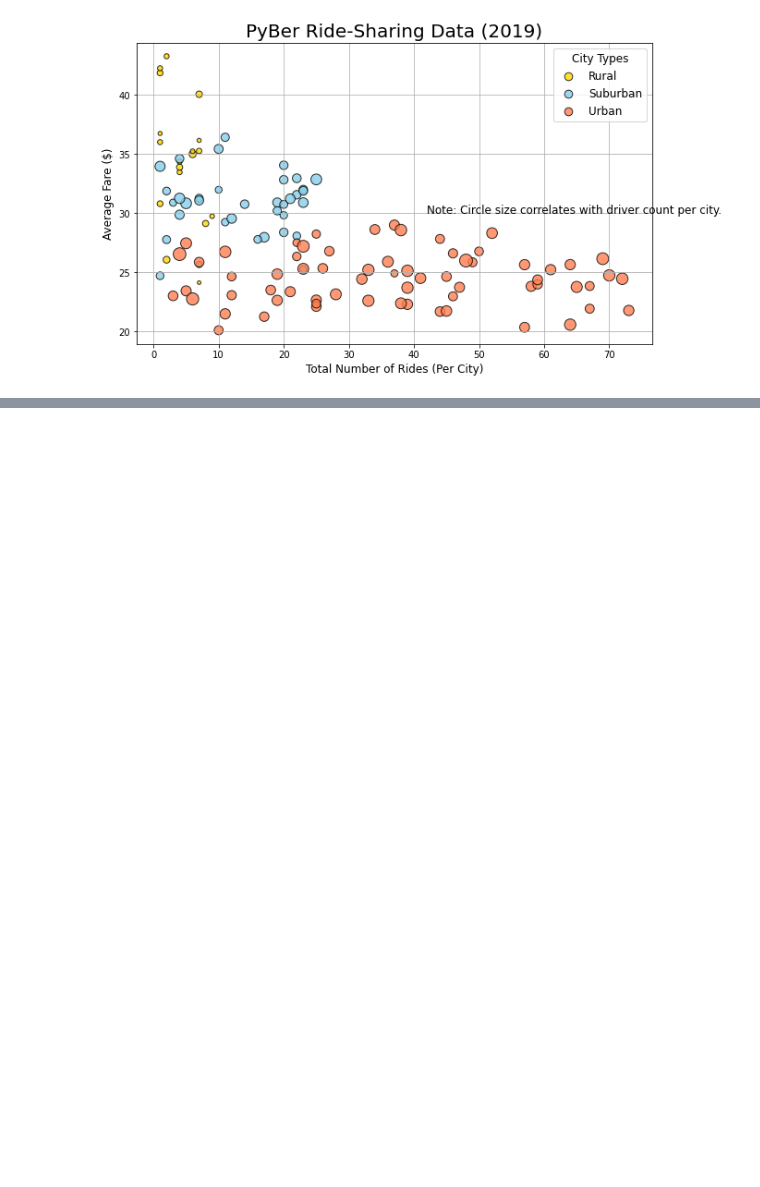
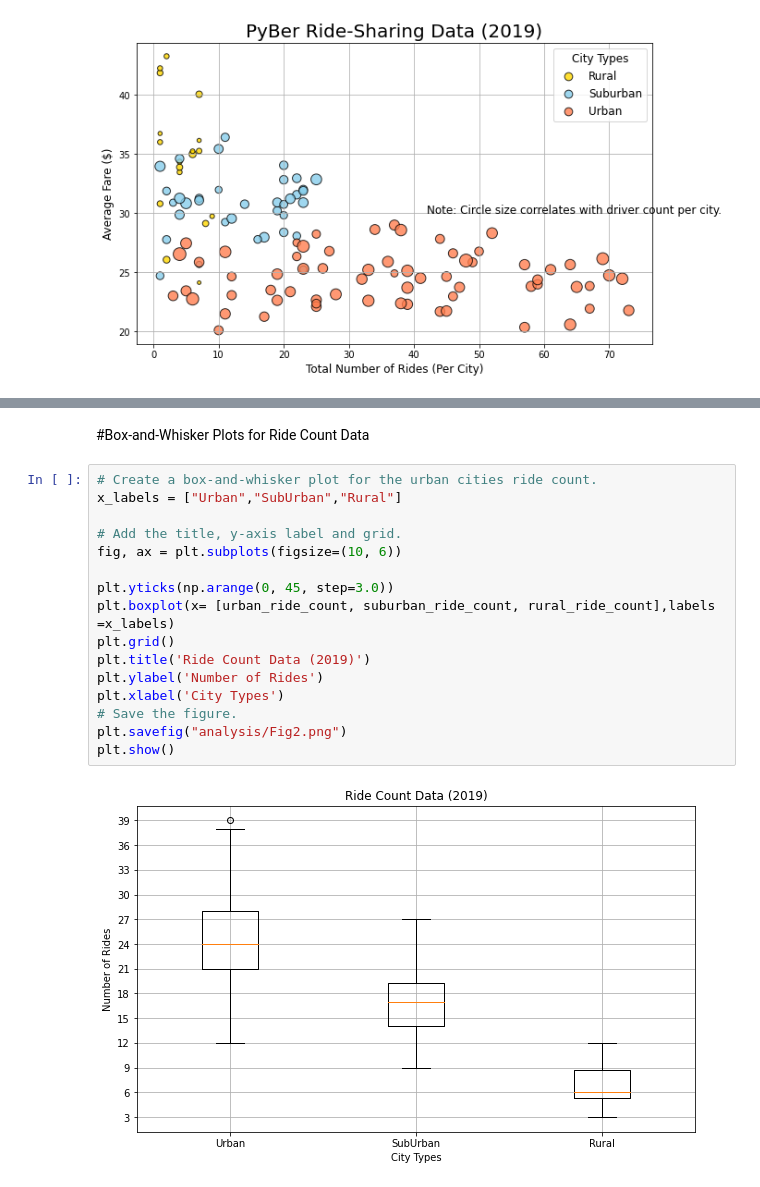
Before and after one commit to RoopaRaghav/PyBer_Analysis, a Jupyter notebook: PyBer.ipynb, the cells around one changed output, grey strips where cells are left out. Cells and saved outputs as stored; diff of their text form; blank space fills up the shorter version.

Commit message:
Box-and-whisker plots updates.

```diff
--- a/PyBer.ipynb
+++ b/PyBer.ipynb
@@ -225,0 +343,20 @@ plt.show()
+# %% [markdown]
+#Box-and-Whisker Plots for Ride Count Data
+# %%
+# Create a box-and-whisker plot for the urban cities ride count.
+x_labels = ["Urban","SubUrban","Rural"]
+
+# Add the title, y-axis label and grid.
+fig, ax = plt.subplots(figsize=(10, 6))
+
+plt.yticks(np.arange(0, 45, step=3.0))
+plt.boxplot(x= [urban_ride_count, suburban_ride_count, rural_ride_count],labels =x_labels)
+plt.grid()
+plt.title('Ride Count Data (2019)')
+plt.ylabel('Number of Rides')
+plt.xlabel('City Types')
+# Save the figure.
+plt.savefig("analysis/Fig2.png")
+plt.show()
+# %% [output]
+[figure, added]
```
Also changed, not shown: parts of 16 cells of this notebook.
